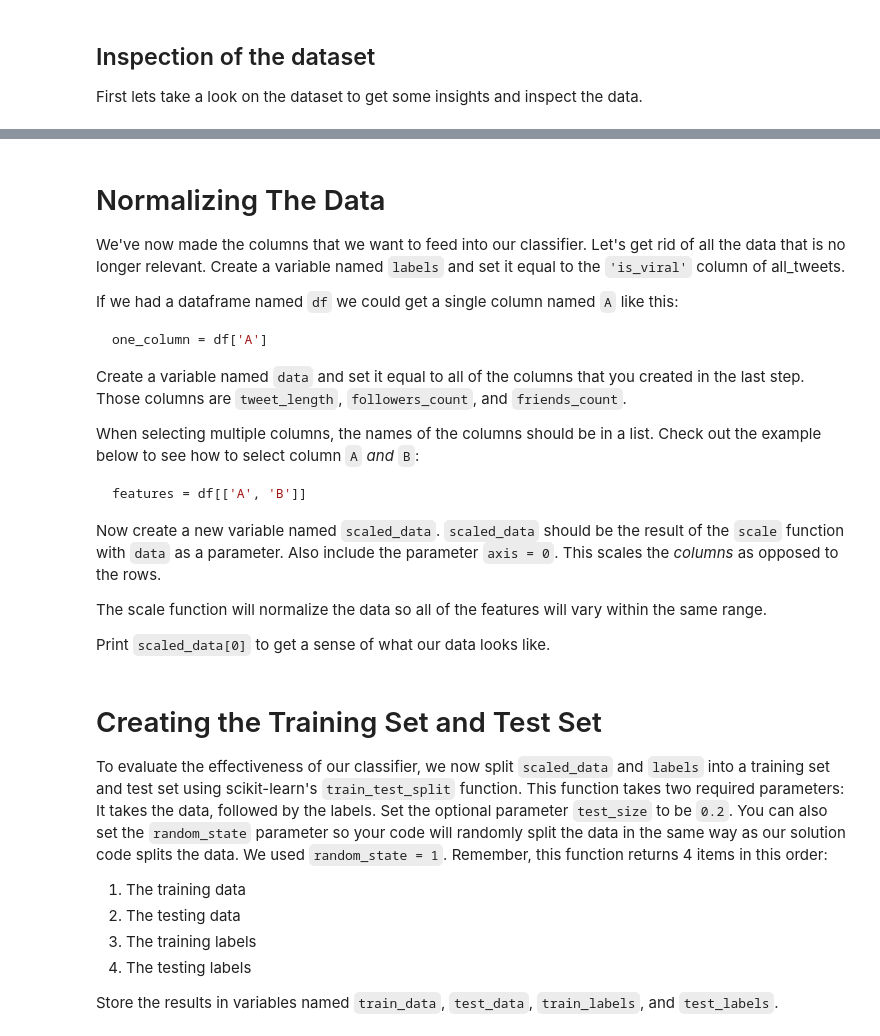
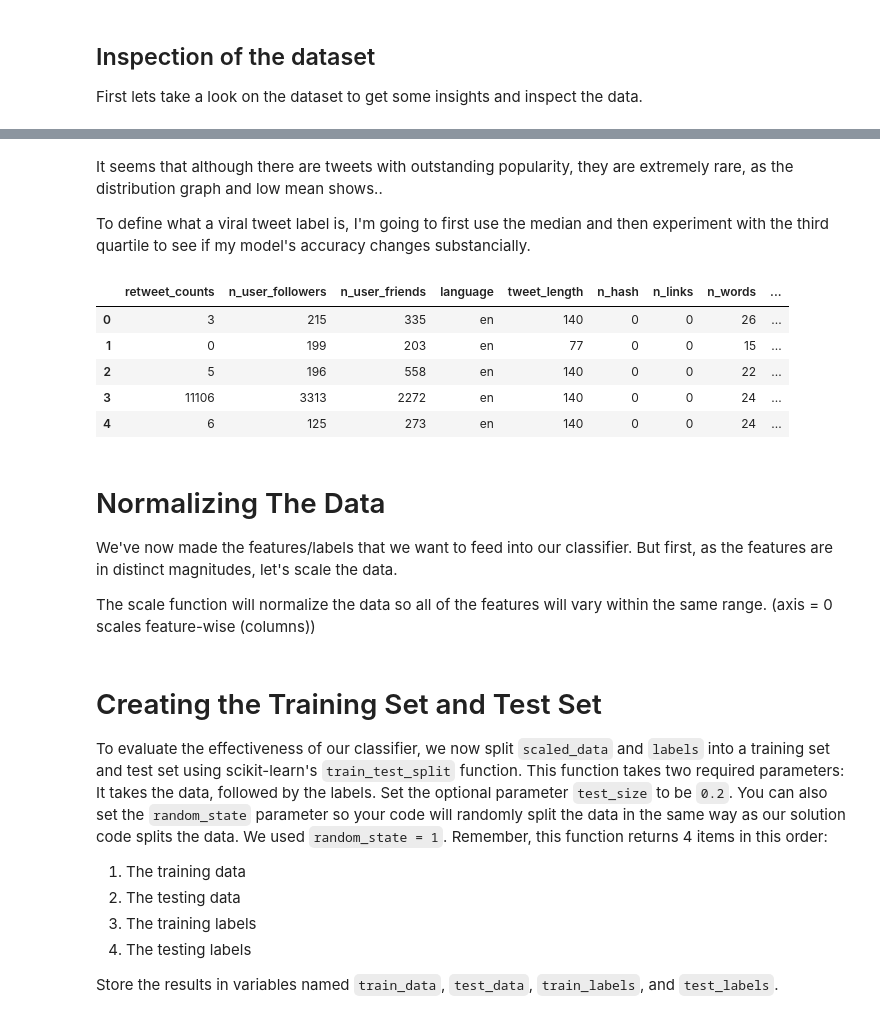
Before and after one commit to Joaoluislins/Twitter_classification, a Jupyter notebook: viral_tweets.ipynb, the cells around one changed output, grey strips where cells are left out. Saved outputs shown, nothing was run; the diff lists cells and outputs as text; code cells hidden in the pictures.

````diff
--- a/viral_tweets.ipynb
+++ b/viral_tweets.ipynb
@@ -89,0 +113,4 @@ For the rest of this project, we will be using these three features, but we enco
+# %% [markdown]
+It seems that although there are tweets with outstanding popularity, they are extremely rare, as the distribution graph and low mean shows..
+
+To define what a viral tweet label is, I'm going to first use the median and then experiment with the third quartile to see if my model's accuracy changes substancially.
@@ -90,29 +120,33 @@ For the rest of this project, we will be using these three features, but we enco
+# %%
+ret_median = all_tweets['retweet_count'].median()
+labels = np.where(all_tweets['retweet_count'] > ret_median, 1, 0)
+
+features = pd.DataFrame()
+features['retweet_counts'] = all_tweets['retweet_count']
+features['n_user_followers'] = all_tweets.apply(lambda tweet: tweet['user']['followers_count'], axis = 1)
+features['n_user_friends'] = all_tweets.apply(lambda tweet: tweet['user']['friends_count'], axis = 1)
+features['language'] = all_tweets.apply(lambda tweet: tweet['user']['lang'], axis = 1)
+features['tweet_length'] = all_tweets.apply(lambda tweet: len(tweet['text']), axis = 1)
+features['n_hash'] = all_tweets.apply(lambda tweet: tweet['text'].count('#'), axis = 1)
+features['n_links'] = all_tweets.apply(lambda tweet: tweet['text'].count('http'), axis = 1)
+features['n_words'] = all_tweets.apply(lambda tweet: len(tweet['text'].split(' ')), axis = 1)
+features['avg_length_words'] = features.apply(lambda row: (row['tweet_length'] / row['n_words']), axis = 1)
+# %% [output]
+|  | retweet_counts | n_user_followers | n_user_friends | language | tweet_length | n_hash | n_links | n_words | ... |
+| 0 | 3 | 215 | 335 | en | 140 | 0 | 0 | 26 | ... |
+| 1 | 0 | 199 | 203 | en | 77 | 0 | 0 | 15 | ... |
+| 2 | 5 | 196 | 558 | en | 140 | 0 | 0 | 22 | ... |
+| 3 | 11106 | 3313 | 2272 | en | 140 | 0 | 0 | 24 | ... |
+| 4 | 6 | 125 | 273 | en | 140 | 0 | 0 | 24 | ... |
 # %%
 all_tweets['tweet_length'] = all_tweets.apply(lambda tweet: len(tweet['text']), axis=1)
-# %% [markdown]
-# Normalizing The Data
-
-We've now made the columns that we want to feed into our classifier. Let's get rid of all the data that is no longer relevant. Create a variable named `labels` and set it equal to the `'is_viral'` column of all_tweets.
-
-If we had a dataframe named `df` we could get a single column named `A` like this:
-
-```py
-one_column = df['A']
-```
-
-Create a variable named `data` and set it equal to all of the columns that you created in the last step. Those columns are `tweet_length`, `followers_count`, and `friends_count`.
-
-When selecting multiple columns, the names of the columns should be in a list. Check out the example below to see how to select column `A` *and* `B`:
-
-```py
-features = df[['A', 'B']]
-```
-
-Now create a new variable named `scaled_data`. `scaled_data` should be the result of the `scale` function with `data` as a parameter. Also include the parameter `axis = 0`. This scales the *columns* as opposed to the rows.
-
-The scale function will normalize the data so all of the features will vary within the same range.
-
-Print `scaled_data[0]` to get a sense of what our data looks like.
+# %% [markdown]
+# Normalizing The Data
+
+We've now made the features/labels that we want to feed into our classifier. But first, as the features are in distinct magnitudes, let's scale the data.
+
+
+The scale function will normalize the data so all of the features will vary within the same range. (axis = 0 scales feature-wise (columns))
 # %% [markdown]
 # Creating the Training Set and Test Set
 
````
Also changed, not shown: parts of 8 cells of this notebook.
